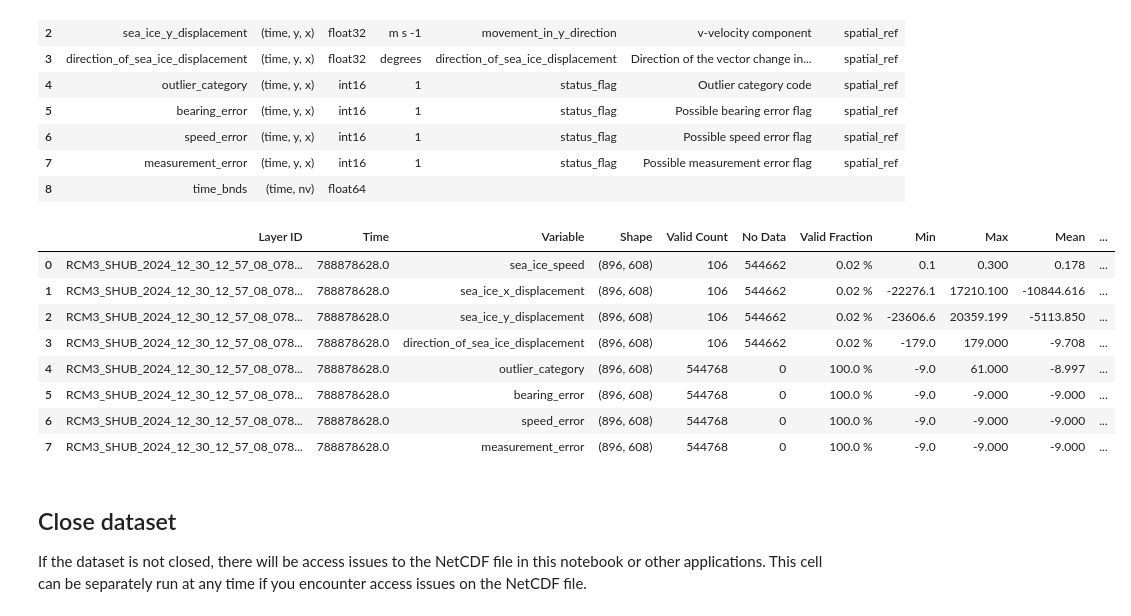
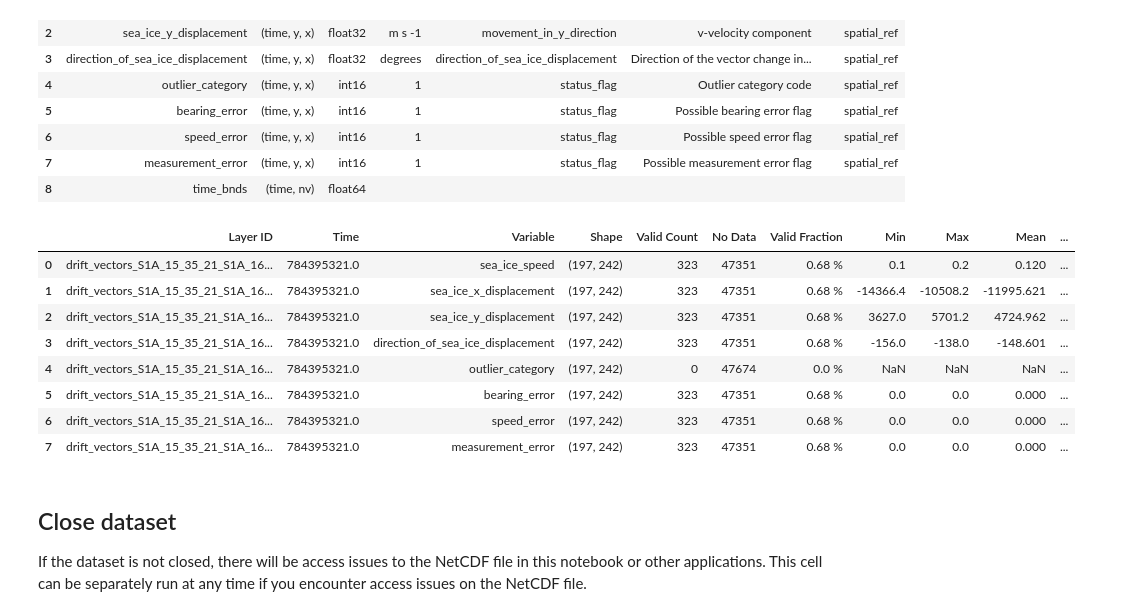
Before and after one commit to BG-NOAA/sar_drift_converter, a Jupyter notebook: sar_sea_ice_drift_netcdf_layer_viewer.ipynb, the cells around one changed output. Saved outputs shown, nothing was run; the diff lists cells and outputs as text; code cells hidden in the pictures.

```diff
--- a/sar_sea_ice_drift_netcdf_layer_viewer.ipynb
+++ b/sar_sea_ice_drift_netcdf_layer_viewer.ipynb
@@ -616,7 +619,8 @@ def _embed_qml_style(gpkg_path, layer_name, qml_path):
 # %% [markdown]
 ## Open NetCDF file and view summary
 # %%
-nc_path = r"SIVelocity_SAR/2/2024/nc/SIVelocity_SAR_20241230_20241231_scenes_12km_NH_3413.nc"
+# nc_path = r"SIVelocity_SAR/3413/Processing Level - 02 (PL02)/2024/nc/SIVelocity_SAR_20241230_20241231_scenes_12km_NH_3413_PL02_v01.nc"
+nc_path = r"SIVelocity_SAR/3413/Processing Level - 01 (PL01)/2024/nc/SIVelocity_SAR_20241108_20241109_scenes_12km_NH_3413_PL01_v01.nc"
 if not os.path.exists(nc_path):
     raise ValueError(f'Cannot locate file {nc_path}')
 ds = xr.open_dataset(nc_path, decode_times=False, mask_and_scale=False)
@@ -662,9 +677,17 @@ for idx, layer in enumerate(ds['layer_id'].values):
 ## Choose which layer to export based on layer index
 Set `has_outliers` to True or False. When the PNG is created, the outlier values will be color-coded. False can always be set. Only level 02 output will have outliers. If no vectors appear in the plot, `has_outliers` might be set to true and the layer has no outlier categories.
 # %%
-selected_layer_index = 80
+epsg=3413
+
+# PL - 01
+selected_layer_index = 4
 has_outliers = False
-epsg=3413
+
+# PL - 02
+# selected_layer_index = 9
+# has_outliers = True
+
+
 
 # get layer values
 layer = ds.isel(time=selected_layer_index)
@@ -708,46 +731,61 @@ display(pd.DataFrame(metadata)) # display in nice data frame
 # %%
 layer_id  = str(ds['layer_id'].isel(time=selected_layer_index).values)
 layer_time = float(ds['time'].isel(time=selected_layer_index).values)
 
 skip_vars = {'spatial_ref', 'time_bnds'}
 
 stats = []
 for var in ds.data_vars:
     if var in skip_vars:
         continue
 
     da = ds[var].isel(time=selected_layer_index)
-    arr = da.values.astype(float)  # cast int16 vars so np.nan comparisons work
-    valid   = np.isfinite(arr)
+
+    fill_value = da.attrs.get('_FillValue', None)
+    arr = da.values.astype(float)   # cast int16 vars so np.nan comparisons work
+    if fill_value is not None:
+        arr[arr == float(fill_value)] = np.nan
+    valid = np.isfinite(arr)
     invalid = ~valid
+
+    if valid.any():
+        min_val = np.round(np.nanmin(arr), 3)
+        max_val = np.round(np.nanmax(arr), 3)
+        mean_val = np.round(np.nanmean(arr), 3)
+        median_val = np.round(np.nanmedian(arr), 3)
+        std_val = np.round(np.nanstd(arr), 3)
+        samples = arr[valid][:5]
+    else:
+        min_val = max_val = mean_val = median_val = std_val = np.nan
+        samples = []
 
     stats.append({
         'Layer ID':           layer_id,
         'Time':               layer_time,
         'Variable':           var,
         'Shape':              arr.shape,
         'Valid Count':        valid.sum(),
         'No Data':            invalid.sum(),
         'Valid Fraction':     f'{np.round(valid.mean() * 100, 2)} %',
-        'Min':                np.round(np.nanmin(arr), 3),
-        'Max':                np.round(np.nanmax(arr), 3),
-        'Mean':               np.round(np.nanmean(arr), 3),
-        'Median':             np.round(np.nanmedian(arr), 3),
-        'Standard Deviation': np.round(np.nanstd(arr), 3),
-        'Sample Values':      arr[valid][:5]
+        'Min':                min_val,
+        'Max':                max_val,
+        'Mean':               mean_val,
+        'Median':             median_val,
+        'Standard Deviation': std_val,
+        'Sample Values':      samples
     })
 
 pd.DataFrame(stats)
 # %% [output]
 |  | Layer ID | Time | Variable | Shape | Valid Count | No Data | Valid Fraction | Min | Max | Mean | ... |
-| 0 | RCM3_SHUB_2024_12_30_12_57_08_078... | 788878628.0 | sea_ice_speed | (896, 608) | 106 | 544662 | 0.02 % | 0.1 | 0.300 | 0.178 | ... |
-| 1 | RCM3_SHUB_2024_12_30_12_57_08_078... | 788878628.0 | sea_ice_x_displacement | (896, 608) | 106 | 544662 | 0.02 % | -22276.1 | 17210.100 | -10844.616 | ... |
-| 2 | RCM3_SHUB_2024_12_30_12_57_08_078... | 788878628.0 | sea_ice_y_displacement | (896, 608) | 106 | 544662 | 0.02 % | -23606.6 | 20359.199 | -5113.850 | ... |
-| 3 | RCM3_SHUB_2024_12_30_12_57_08_078... | 788878628.0 | direction_of_sea_ice_displacement | (896, 608) | 106 | 544662 | 0.02 % | -179.0 | 179.000 | -9.708 | ... |
-| 4 | RCM3_SHUB_2024_12_30_12_57_08_078... | 788878628.0 | outlier_category | (896, 608) | 544768 | 0 | 100.0 % | -9.0 | 61.000 | -8.997 | ... |
-| 5 | RCM3_SHUB_2024_12_30_12_57_08_078... | 788878628.0 | bearing_error | (896, 608) | 544768 | 0 | 100.0 % | -9.0 | -9.000 | -9.000 | ... |
-| 6 | RCM3_SHUB_2024_12_30_12_57_08_078... | 788878628.0 | speed_error | (896, 608) | 544768 | 0 | 100.0 % | -9.0 | -9.000 | -9.000 | ... |
-| 7 | RCM3_SHUB_2024_12_30_12_57_08_078... | 788878628.0 | measurement_error | (896, 608) | 544768 | 0 | 100.0 % | -9.0 | -9.000 | -9.000 | ... |
+| 0 | drift_vectors_S1A_15_35_21_S1A_16... | 784395321.0 | sea_ice_speed | (197, 242) | 323 | 47351 | 0.68 % | 0.1 | 0.2 | 0.120 | ... |
+| 1 | drift_vectors_S1A_15_35_21_S1A_16... | 784395321.0 | sea_ice_x_displacement | (197, 242) | 323 | 47351 | 0.68 % | -14366.4 | -10508.2 | -11995.621 | ... |
+| 2 | drift_vectors_S1A_15_35_21_S1A_16... | 784395321.0 | sea_ice_y_displacement | (197, 242) | 323 | 47351 | 0.68 % | 3627.0 | 5701.2 | 4724.962 | ... |
+| 3 | drift_vectors_S1A_15_35_21_S1A_16... | 784395321.0 | direction_of_sea_ice_displacement | (197, 242) | 323 | 47351 | 0.68 % | -156.0 | -138.0 | -148.601 | ... |
+| 4 | drift_vectors_S1A_15_35_21_S1A_16... | 784395321.0 | outlier_category | (197, 242) | 0 | 47674 | 0.0 % | NaN | NaN | NaN | ... |
+| 5 | drift_vectors_S1A_15_35_21_S1A_16... | 784395321.0 | bearing_error | (197, 242) | 323 | 47351 | 0.68 % | 0.0 | 0.0 | 0.000 | ... |
+| 6 | drift_vectors_S1A_15_35_21_S1A_16... | 784395321.0 | speed_error | (197, 242) | 323 | 47351 | 0.68 % | 0.0 | 0.0 | 0.000 | ... |
+| 7 | drift_vectors_S1A_15_35_21_S1A_16... | 784395321.0 | measurement_error | (197, 242) | 323 | 47351 | 0.68 % | 0.0 | 0.0 | 0.000 | ... |
 # %% [markdown]
 ## Close dataset
 If the dataset is not closed, there will be access issues to the NetCDF file in this notebook or other applications. This cell can be separately run at any time if you encounter access issues on the NetCDF file.
```
Also changed, not shown: parts of 6 cells of this notebook, 6 other files.
